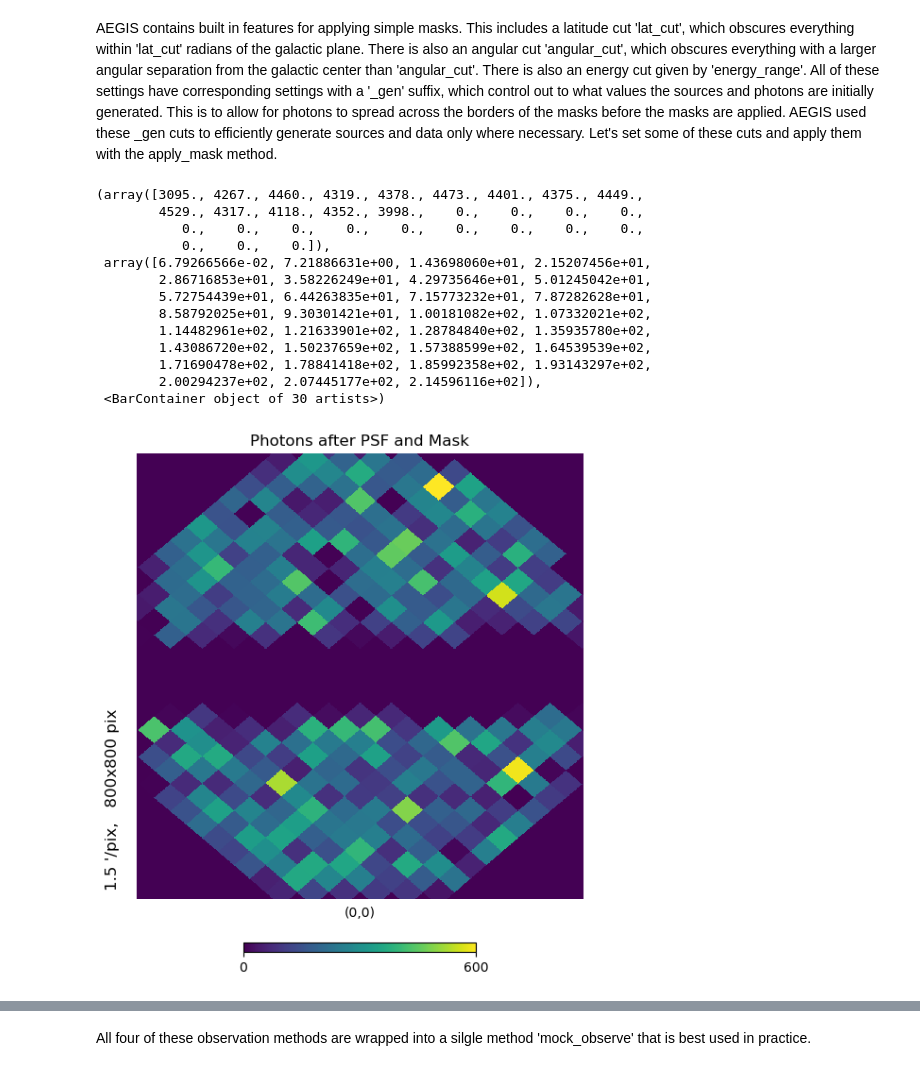
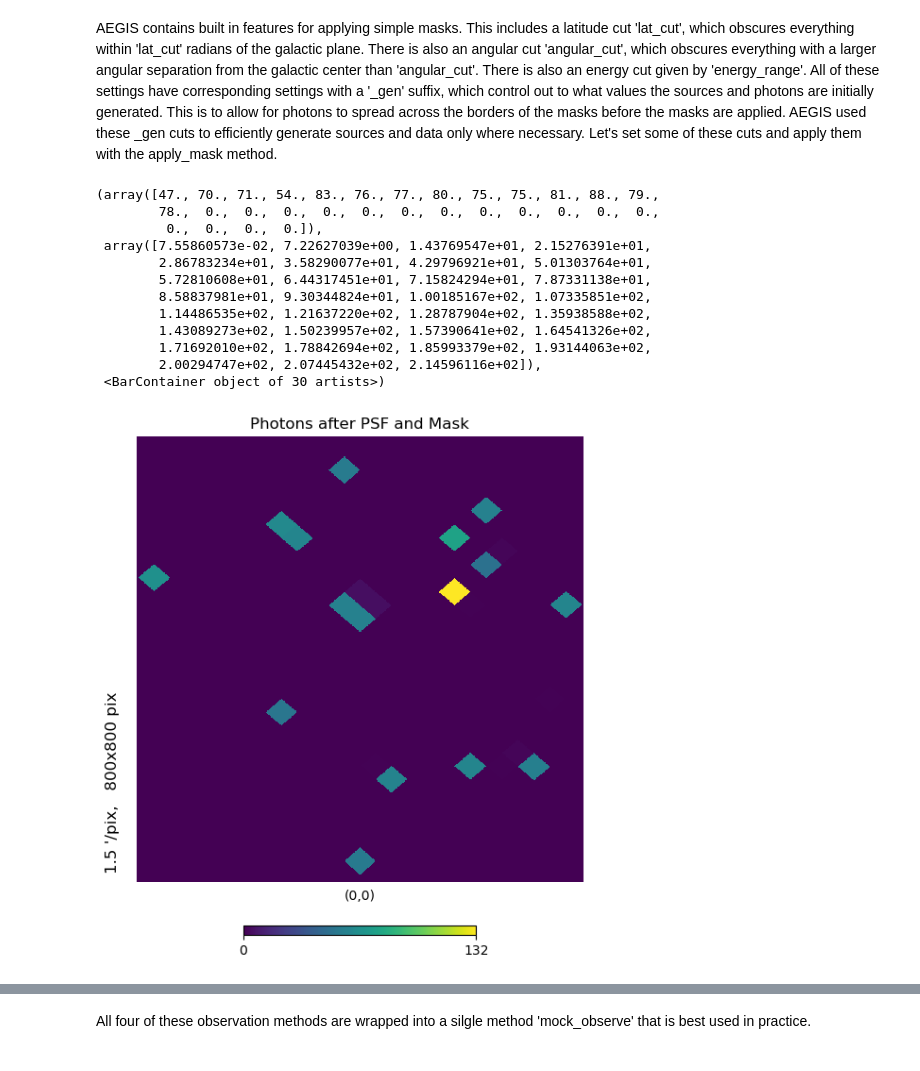
Before and after one commit to Chri3448/DGRB, a Jupyter notebook: AEGIS Introduction.ipynb, the cells around one changed output, grey strips where cells are left out. Drawn from its saved outputs; the diff is of its cells as text; code cells hidden in the pictures.

```diff
--- a/AEGIS Introduction.ipynb
+++ b/AEGIS Introduction.ipynb
@@ -328,7 +326,7 @@ print(my_AEGIS.Emax_gen)
 Now that we have an AEGIS with a cosmology, let's generate photons from an extragalactic_isotropic_faint_single_spectrum source type.
 # %%
 def ZL(z, l, params):
-    A = params[0]
+    A = params[0]*1e-67
     z_s = 1e6
     L_b = 1e50 #photons/s
     return A * np.exp(-z/z_s) * np.exp(-l/L_b)
@@ -340,10 +338,9 @@ als_ef = [ZL, spec]
 my_AEGIS.abun_lum_spec = [als_ef]
 my_AEGIS.source_class_list = ['extragalactic_isotropic_faint_single_spectrum']
 # %%
-input_params = [1e-65]
+input_params = [1]
 
 source_info = my_AEGIS.create_sources(input_params, grains = 1000)
-print(np.size(source_info['redshifts']))
 photon_info = my_AEGIS.generate_photons_from_sources(input_params, source_info)
 
 N_side = 2**6
@@ -428,38 +416,39 @@ ax.hist(photon_info['energies']/1000, bins = 30, range = [np.min(photon_info['en
 # %% [markdown]
 AEGIS contains built in features for applying simple masks. This includes a latitude cut 'lat_cut', which obscures everything within 'lat_cut' radians of the galactic plane. There is also an angular cut 'angular_cut', which obscures everything with a larger angular separation from the galactic center than 'angular_cut'. There is also an energy cut given by 'energy_range'. All of these settings have corresponding settings with a '_gen' suffix, which control out to what values the sources and photons are initially generated. This is to allow for photons to spread across the borders of the masks before the masks are applied. AEGIS used these _gen cuts to efficiently generate sources and data only where necessary. Let's set some of these cuts and apply them with the apply_mask method.
 # %%
+input_params = [100]
+
 angular_cut = 10*u.deg.to('rad') #degrees
 lat_cut = 2*u.deg.to('rad') #degrees
 energy_range = [2000, 100000] #MeV
 my_AEGIS.angular_cut_mask = angular_cut
 my_AEGIS.lat_cut_mask = lat_cut
 my_AEGIS.Emin_mask = energy_range[0]
 my_AEGIS.Emax_mask = energy_range[1]
 
 obs_photon_info = my_AEGIS.apply_mask(obs_photon_info, obs_info)
 
 heatmap = np.histogram(hp.ang2pix(N_side, obs_photon_info['angles'][:,0], obs_photon_info['angles'][:,1]), bins = 12*N_side**2, range = [0, 12*N_side**2])
 hp.gnomview(heatmap[0], title = 'Photons after PSF and Mask', xsize = int(round(2*angular_cut*u.rad.to('arcmin')/1.5)), reso = 1.5)
 
 fig, ax = plt.subplots()
 ax.set_title('Photon Energies after Dispersion and Mask')
 #ax.set_yscale('log')
 #ax.set_xscale('log')
 ax.set_ylabel('Number of Photons')
 ax.set_xlabel('Energy [GeV]')
 ax.hist(obs_photon_info['energies']/1000, bins = 30, range = [np.min(photon_info['energies'])/1000, np.max(photon_info['energies'])/1000])
 # %% [output]
-(array([3095., 4267., 4460., 4319., 4378., 4473., 4401., 4375., 4449.,
-        4529., 4317., 4118., 4352., 3998.,    0.,    0.,    0.,    0.,
-           0.,    0.,    0.,    0.,    0.,    0.,    0.,    0.,    0.,
-           0.,    0.,    0.]),
- array([6.79266566e-02, 7.21886631e+00, 1.43698060e+01, 2.15207456e+01,
-        2.86716853e+01, 3.58226249e+01, 4.29735646e+01, 5.01245042e+01,
-        5.72754439e+01, 6.44263835e+01, 7.15773232e+01, 7.87282628e+01,
-        8.58792025e+01, 9.30301421e+01, 1.00181082e+02, 1.07332021e+02,
-        1.14482961e+02, 1.21633901e+02, 1.28784840e+02, 1.35935780e+02,
-        1.43086720e+02, 1.50237659e+02, 1.57388599e+02, 1.64539539e+02,
-        1.71690478e+02, 1.78841418e+02, 1.85992358e+02, 1.93143297e+02,
-        2.00294237e+02, 2.07445177e+02, 2.14596116e+02]),
+(array([47., 70., 71., 54., 83., 76., 77., 80., 75., 75., 81., 88., 79.,
+        78.,  0.,  0.,  0.,  0.,  0.,  0.,  0.,  0.,  0.,  0.,  0.,  0.,
+         0.,  0.,  0.,  0.]),
+ array([7.55860573e-02, 7.22627039e+00, 1.43769547e+01, 2.15276391e+01,
+        2.86783234e+01, 3.58290077e+01, 4.29796921e+01, 5.01303764e+01,
+        5.72810608e+01, 6.44317451e+01, 7.15824294e+01, 7.87331138e+01,
+        8.58837981e+01, 9.30344824e+01, 1.00185167e+02, 1.07335851e+02,
+        1.14486535e+02, 1.21637220e+02, 1.28787904e+02, 1.35938588e+02,
+        1.43089273e+02, 1.50239957e+02, 1.57390641e+02, 1.64541326e+02,
+        1.71692010e+02, 1.78842694e+02, 1.85993379e+02, 1.93144063e+02,
+        2.00294747e+02, 2.07445432e+02, 2.14596116e+02]),
  <BarContainer object of 30 artists>)
-[figure, old version]
+[figure, new version]
```
Also changed, not shown: parts of 21 cells of this notebook.
